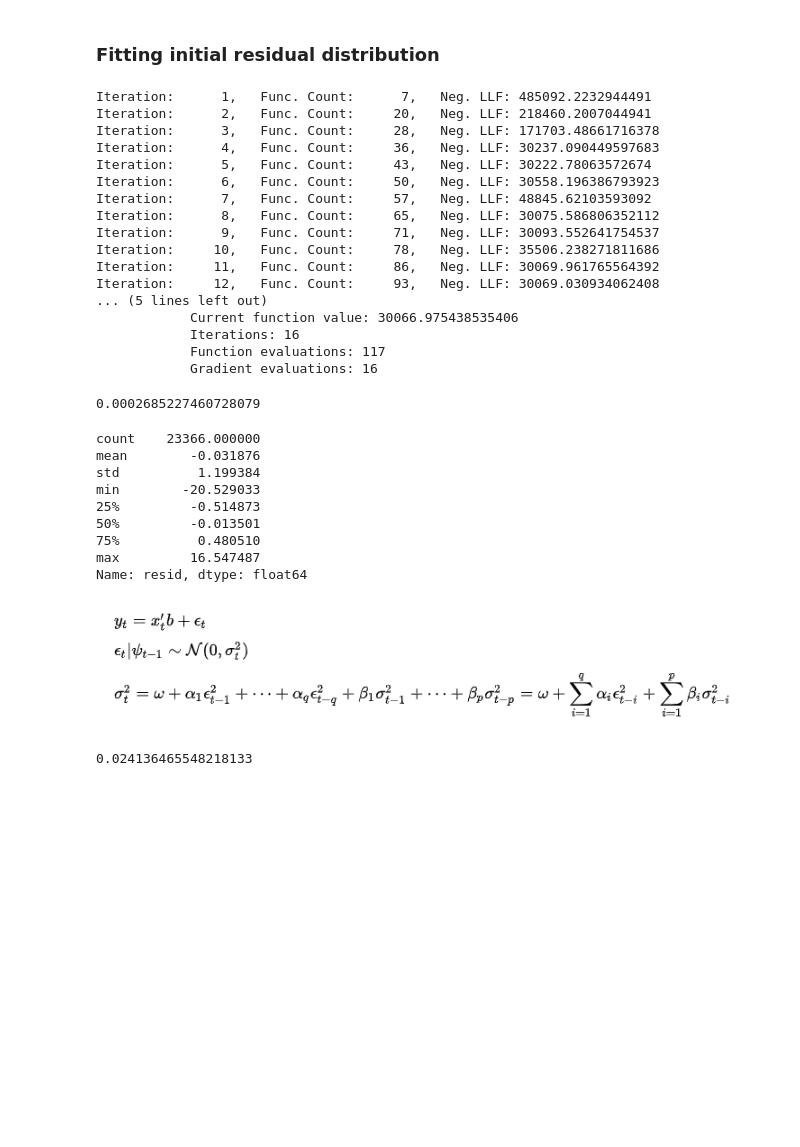
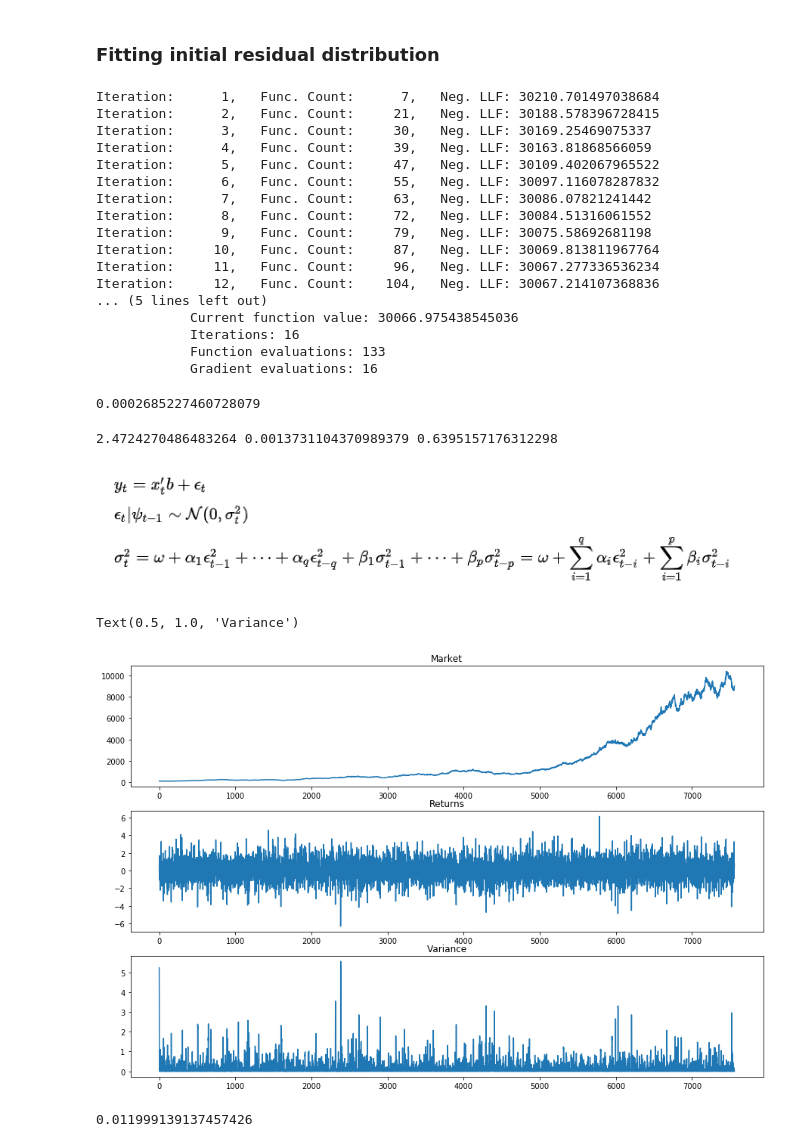
Before and after one commit to neriksen/applied_finance, a Jupyter notebook: est_innovations.ipynb, the cells around one changed output. Saved outputs shown, nothing was run; the diff lists cells and outputs as text; code cells hidden in the pictures; blank space fills up the shorter version.

```diff
--- a/est_innovations.ipynb
+++ b/est_innovations.ipynb
@@ -83,7 +83,7 @@ lambda        -0.0650  8.706e-03     -7.465  8.353e-14 [-8.205e-02,-4.792e-02]
 
 Covariance estimator: robust
 # %%
-model=arch.arch_model(spx['daily_chg'][1:]*100, vol='Garch', p=1, o=0, q=1, dist='studentst')
+model=arch.arch_model(spx['daily_chg'][1:]*100, vol='Garch', p=1, o=1, q=1, dist='studentst')
 results=model.fit()
 print(results.summary())
 resid = results.resid
@@ -204,26 +192,26 @@ def sigma_t(omega, alpha, beta, q, p, sigma_t_minus_1, epsilon_t_minus_1):
 # %% [markdown]
 ### Fitting initial residual distribution
 # %%
-model=arch.arch_model(spx['daily_chg'][1:]*100, vol='Garch', p=1, o=0, q=1, dist='studentst')
+model=arch.arch_model(spx['daily_chg'][1:]*100, vol='Garch', p=1, o=1, q=1, dist='studentst')
 results=model.fit()
 resid = results.resid
 # %% [output]
-Iteration:      1,   Func. Count:      7,   Neg. LLF: 485092.2232944491
-Iteration:      2,   Func. Count:     20,   Neg. LLF: 218460.2007044941
-Iteration:      3,   Func. Count:     28,   Neg. LLF: 171703.48661716378
-Iteration:      4,   Func. Count:     36,   Neg. LLF: 30237.090449597683
-Iteration:      5,   Func. Count:     43,   Neg. LLF: 30222.78063572674
-Iteration:      6,   Func. Count:     50,   Neg. LLF: 30558.196386793923
-Iteration:      7,   Func. Count:     57,   Neg. LLF: 48845.62103593092
-Iteration:      8,   Func. Count:     65,   Neg. LLF: 30075.586806352112
-Iteration:      9,   Func. Count:     71,   Neg. LLF: 30093.552641754537
-Iteration:     10,   Func. Count:     78,   Neg. LLF: 35506.238271811686
-Iteration:     11,   Func. Count:     86,   Neg. LLF: 30069.961765564392
-Iteration:     12,   Func. Count:     93,   Neg. LLF: 30069.030934062408
+Iteration:      1,   Func. Count:      7,   Neg. LLF: 30210.701497038684
+Iteration:      2,   Func. Count:     21,   Neg. LLF: 30188.578396728415
+Iteration:      3,   Func. Count:     30,   Neg. LLF: 30169.25469075337
+Iteration:      4,   Func. Count:     39,   Neg. LLF: 30163.81868566059
+Iteration:      5,   Func. Count:     47,   Neg. LLF: 30109.402067965522
+Iteration:      6,   Func. Count:     55,   Neg. LLF: 30097.116078287832
+Iteration:      7,   Func. Count:     63,   Neg. LLF: 30086.07821241442
+Iteration:      8,   Func. Count:     72,   Neg. LLF: 30084.51316061552
+Iteration:      9,   Func. Count:     79,   Neg. LLF: 30075.58692681198
+Iteration:     10,   Func. Count:     87,   Neg. LLF: 30069.813811967764
+Iteration:     11,   Func. Count:     96,   Neg. LLF: 30067.277336536234
+Iteration:     12,   Func. Count:    104,   Neg. LLF: 30067.214107368836
 ... (5 lines left out)
-            Current function value: 30066.975438535406
+            Current function value: 30066.975438545036
             Iterations: 16
-            Function evaluations: 117
+            Function evaluations: 133
             Gradient evaluations: 16
 # %%
 (107/100)**(1/252)-1
@@ -233,24 +221,19 @@ Iteration:     12,   Func. Count:     93,   Neg. LLF: 30069.030934062408
 initial_df, loc, scale = stats.t.fit(resid)
 initial_sigma_2 = initial_df/(initial_df-2)
 
-alpha = 0.0866
-beta = 0.9103
-omega = 0.0081956
+alpha = 0.0314
+beta = 0.9095
+omega = 0.0096465
+gamma = 0.1038
 p = 1
 q = 1
-b = 0.05
+o = 1
+b = 0.05 # mu??
 
 resid.describe()
+print(initial_df, loc, scale)
 # %% [output]
-count    23366.000000
-mean        -0.031876
-std          1.199384
-min        -20.529033
-25%         -0.514873
-50%         -0.013501
-75%          0.480510
-max         16.547487
-Name: resid, dtype: float64
+2.4724270486483264 0.0013731104370989379 0.6395157176312298
 # %% [markdown]
 ![image.png](attachment:7a95316d-8ddf-48eb-a985-1a56124e41e4.png)
 # %%
@@ -259,45 +242,55 @@ horizon = 252*30
 arr = np.empty((horizon, 5))
 arr[:, 0] = range(horizon)
 
-arr[0, 1] = 0
+arr[0, 1] = np.mean(spx['daily_chg']*100)
 arr[0, 2] = 0
 arr[0, 3] = initial_sigma_2
 arr[0, 4] = initial_df
 
 for t in range(1, horizon):
-    sigma_2 = omega + alpha*(arr[t-1, 2]**2) + beta*arr[t-1, 3]
+    sigma_2 = omega + alpha*(arr[t-1, 2]**2) + beta*arr[t-1, 3] +  gamma*(arr[t-1, 2]**2) if arr[t-1, 2]<0 else 0
     if sigma_2 <= 1:
         df = 10
     else:
         df = sigma_2*2/(sigma_2-1)
     epsilon = stats.t.rvs(df, size=1)
 
     y = b + epsilon
 
     arr[t, 1] = y
     arr[t, 2] = epsilon
     arr[t, 3] = sigma_2
     arr[t, 4] = df
 #plt.plot(arr[:, 1])
 
 market = np.empty((horizon, 1))
 
-#market_sample = stats.t.rvs(df, loc, scale, size=252*years)
+#market_sample = stats.t.rvs(df, loc, *scale, size=252*years)
 market[0, 0] = 100
 for i, err in enumerate(arr[:, 1], start=1):
     if i < (horizon):
         market[i, 0] = market[i-1, 0]*(1+err/100)
 
 
 # Creates two subplots and unpacks the output array immediately
-f, (ax1, ax2) = plt.subplots(2, 1, figsize=(15,10))
+f, (ax1, ax2 , ax3) = plt.subplots(3, 1, figsize=(15,10))
 
 ax1.plot(market)
 ax1.set_title('Market')
-ax2.plot(arr[:, 4])
-ax1.set_yscale('log')
-ax2.set_yscale('LOG')
+#ax1.set_yscale('log')
+
+ax2.plot(arr[:, 1])
+ax2.set_title('Returns')
+#ax2.set_yscale('LOG')
+
+
+ax3.plot(arr[:, 3])
+ax3.set_title('Variance')
+#ax3.set_yscale('LOG')
+# %% [output]
+Text(0.5, 1.0, 'Variance')
+[figure, added]
 # %%
 (market[-1, 0]/100)**(1/60)-1
 # %% [output]
-0.024136465548218133
+0.011999139137457426
```
Also changed, not shown: parts of 9 cells of this notebook, 2 other files.
